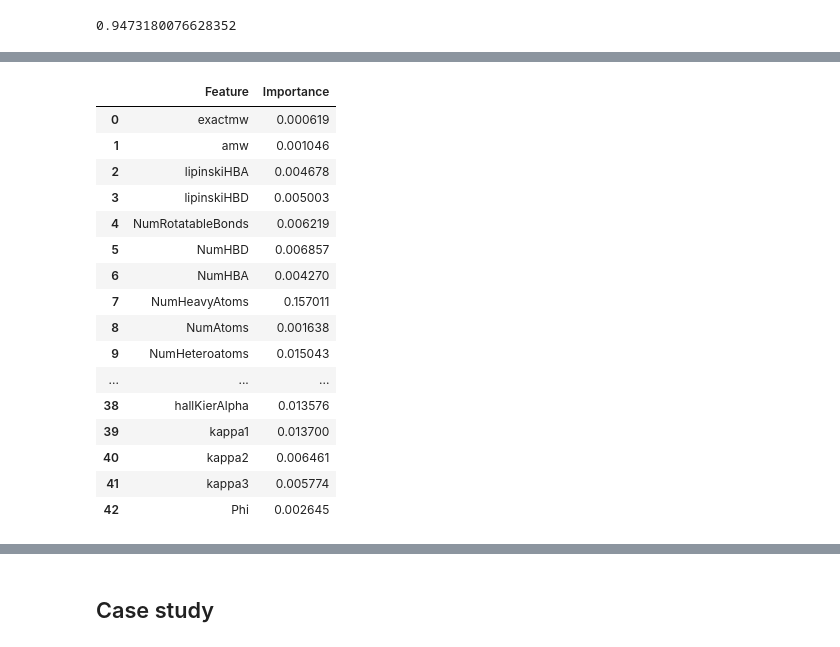
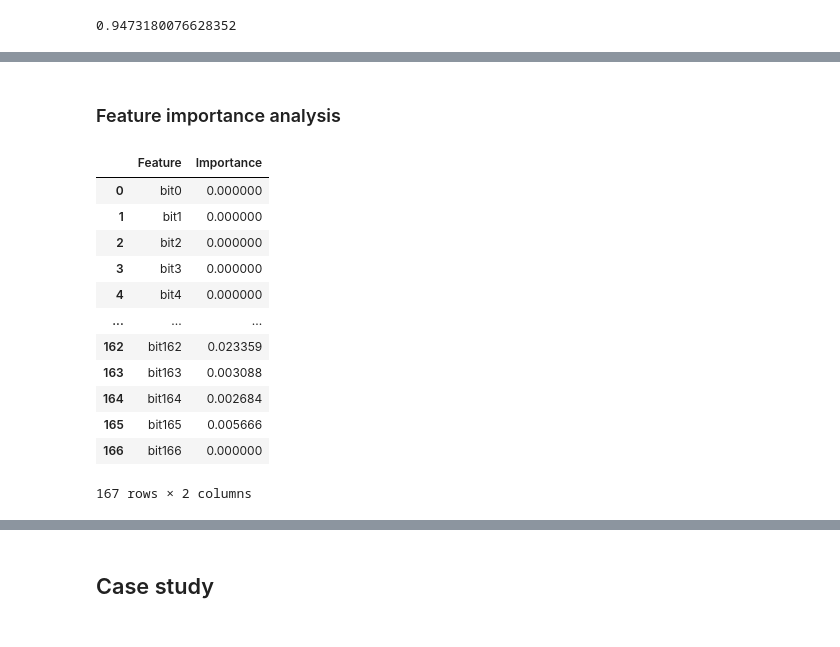
Before and after one commit to ai-chem/ophthalmic_drugs, a Jupyter notebook: Scripts/irritation.ipynb, the cells around one changed output, grey strips where cells are left out. Cells and saved outputs as stored; diff of their text form; code cells hidden in the pictures.

```diff
--- a/Scripts/irritation.ipynb
+++ b/Scripts/irritation.ipynb
@@ -97,5 +103,10 @@ opt_clf.best_params_
 # %%
-opt_model = GradientBoostingClassifier(learning_rate=0.1, max_depth=8, max_features='sqrt', min_samples_leaf=10, subsample=0.5, random_state=10).fit(Xtrain, ytrain)
+opt_model = GradientBoostingClassifier(learning_rate=0.1,
+                                       max_depth=8,
+                                       max_features='sqrt',
+                                       min_samples_leaf=10,
+                                       subsample=0.5,
+                                       random_state=10).fit(Xtrain, ytrain)
 # %%
 opt_model.score(Xtest, ytest)
 # %% [output]
@@ -136,26 +136,24 @@ plt.show()
+# %% [markdown]
+### Feature importance analysis
 # %%
-importance = clf.feature_importances_
-feature_importance_df = pd.DataFrame({'Feature': df.iloc[0:5220, 0:43].columns, 'Importance': importance})
+importance = opt_model.feature_importances_
+feature_importance_df = pd.DataFrame({'Feature': df2.iloc[:,1:168].columns, 'Importance': importance})
 
 feature_importance_df
 # %% [output]
 |  | Feature | Importance |
-| 0 | exactmw | 0.000619 |
-| 1 | amw | 0.001046 |
-| 2 | lipinskiHBA | 0.004678 |
-| 3 | lipinskiHBD | 0.005003 |
-| 4 | NumRotatableBonds | 0.006219 |
-| 5 | NumHBD | 0.006857 |
-| 6 | NumHBA | 0.004270 |
-| 7 | NumHeavyAtoms | 0.157011 |
-| 8 | NumAtoms | 0.001638 |
-| 9 | NumHeteroatoms | 0.015043 |
+| 0 | bit0 | 0.000000 |
+| 1 | bit1 | 0.000000 |
+| 2 | bit2 | 0.000000 |
+| 3 | bit3 | 0.000000 |
+| 4 | bit4 | 0.000000 |
 | ... | ... | ... |
-| 38 | hallKierAlpha | 0.013576 |
-| 39 | kappa1 | 0.013700 |
-| 40 | kappa2 | 0.006461 |
-| 41 | kappa3 | 0.005774 |
-| 42 | Phi | 0.002645 |
+| 162 | bit162 | 0.023359 |
+| 163 | bit163 | 0.003088 |
+| 164 | bit164 | 0.002684 |
+| 165 | bit165 | 0.005666 |
+| 166 | bit166 | 0.000000 |
+167 rows × 2 columns
 # %%
 feature_importance_df = feature_importance_df.sort_values(by='Importance', ascending=False)
 filtered_importance_df = feature_importance_df[feature_importance_df['Importance'] >= 0.03]
```
Also changed, not shown: parts of 20 cells of this notebook, 2 other files.
